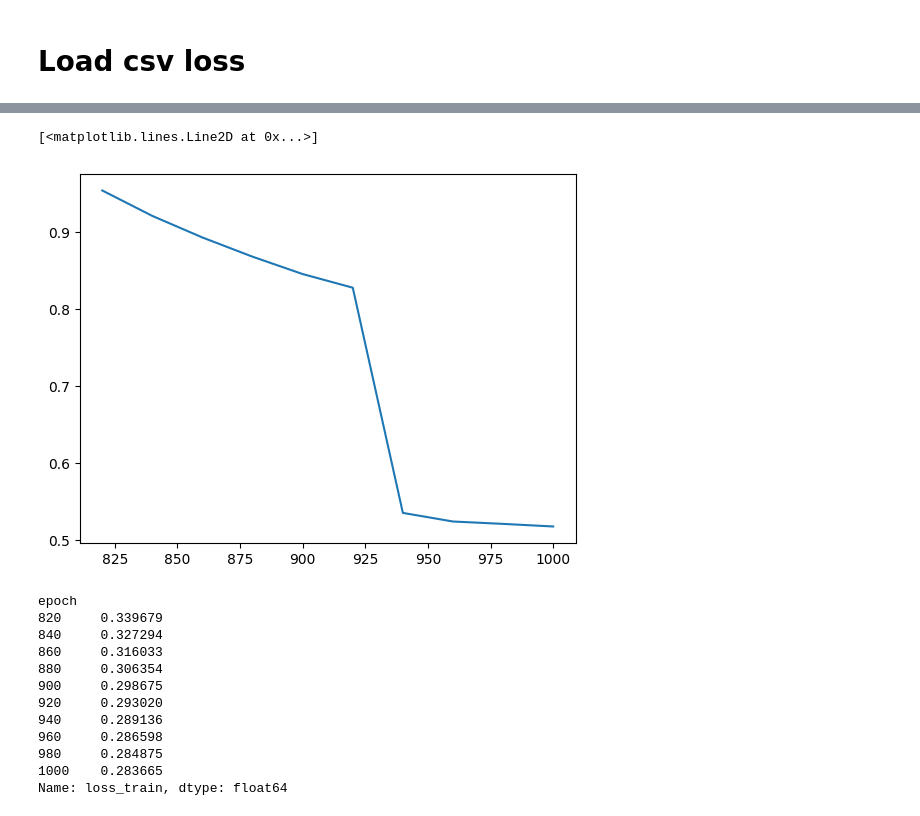
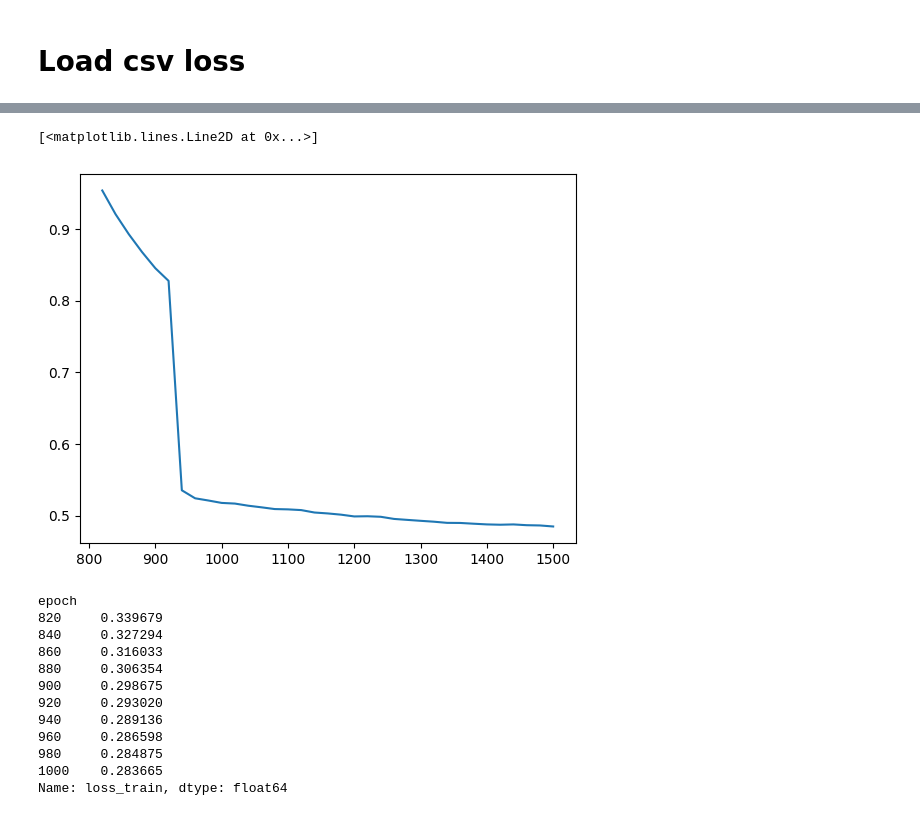
Before and after one commit to sedykh-ag/kovasznay_quantum, a Jupyter notebook: distr/testing.ipynb, the cells around one changed output, grey strips where cells are left out. Saved outputs shown, nothing was run; the diff lists cells and outputs as text; code cells hidden in the pictures.

```diff
--- a/distr/testing.ipynb
+++ b/distr/testing.ipynb
@@ -148,8 +137,8 @@ plt.plot(df_q["loss_train"].iloc[40:])
 # %%
-plt.plot(df_q_relu["loss_train"].iloc[40:50])
+plt.plot(df_q_relu["loss_train"].iloc[40:75])
 # %% [output]
 [<matplotlib.lines.Line2D at 0x...>]
-[figure, old version]
+[figure, new version]
 # %%
 df_q["loss_train"].iloc[40:]
 # %% [output]
```
Also changed, not shown: parts of 5 cells of this notebook, 2 other files.
